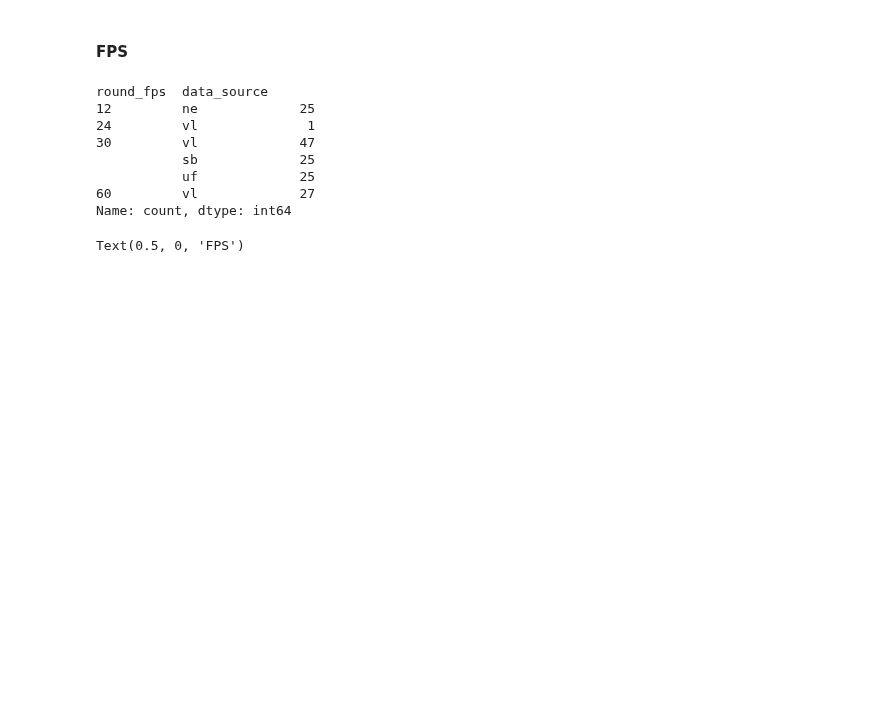
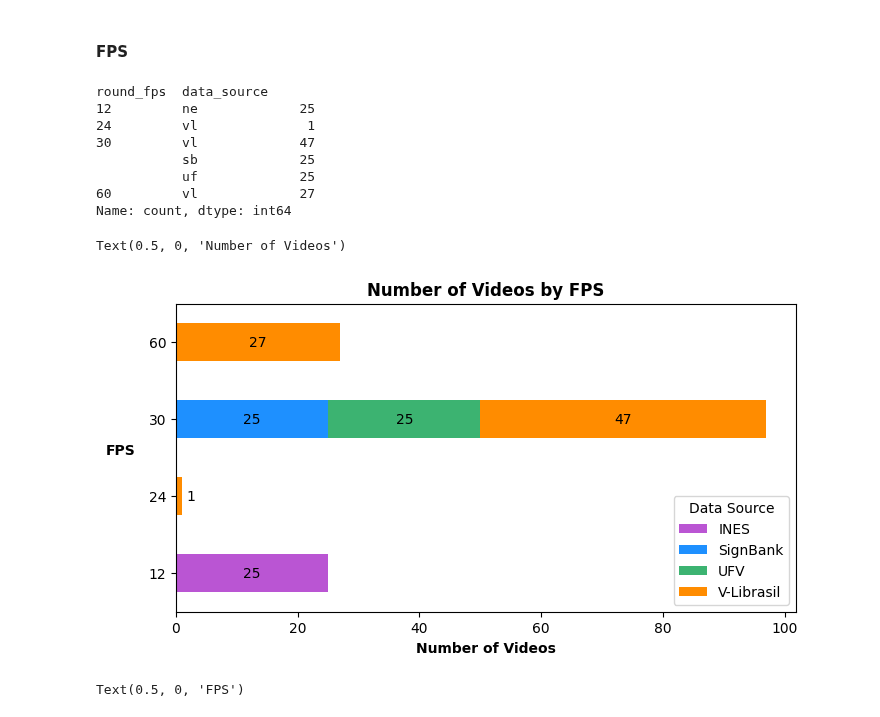
Before and after one commit to patrickf949/SaoPauloBrazilChapter_BrazilianSignLanguage, a Jupyter notebook: code/4_Report_Visualizations.ipynb, the cells around one changed output. Drawn from its saved outputs; the diff is of its cells as text; code cells hidden in the pictures; blank space fills up the shorter version.

```diff
--- a/code/4_Report_Visualizations.ipynb
+++ b/code/4_Report_Visualizations.ipynb
@@ -312,6 +355,40 @@ round_fps  data_source
            uf             25
 60         vl             27
 Name: count, dtype: int64
+# %%
+fps_counts = video_metadata.sort_values('round_fps').groupby('round_fps').data_source.value_counts().unstack()
+ax = fps_counts.plot(kind='barh', stacked=True, color=color_list_rgb, figsize=(8, 4))
+
+# Add value labels on each bar segment
+x_offset = np.zeros(len(fps_counts.index))
+for i, col in enumerate(fps_counts.columns):
+    values = fps_counts[col]
+    for j, v in enumerate(values):
+        if not np.isnan(v):  # Only add label if value is not NaN
+            if v == 1:
+                ax.text(x_offset[j] + 2.5, j, int(v),
+                       ha='center', va='center', color='black')
+            else:
+                ax.text(x_offset[j] + v/2, j, int(v),
+                       ha='center', va='center', color='black')
+        if not np.isnan(v):
+            x_offset[j] += v
+
+# add a legend
+plt.legend(title='Data Source', labels=data_source_list, loc='lower right')
+
+# add a title
+plt.title('Number of Videos by FPS', fontweight='bold')
+
+# add a y label
+plt.ylabel('FPS', fontweight='bold', rotation=0, labelpad=20)
+plt.xlabel('Number of Videos', fontweight='bold')
+
+# clearer yticks
+# plt.yticks(rotation=0)
+# %% [output]
+Text(0.5, 0, 'Number of Videos')
+[figure, added]
 # %%
 fps_counts = video_metadata.sort_values('round_fps').groupby('round_fps').data_source.value_counts().unstack()
 ax = fps_counts.plot(kind='bar', stacked=True, color=color_list_rgb, figsize=(5, 7))
```
Also changed, not shown: parts of 17 cells of this notebook, 1 other file.
